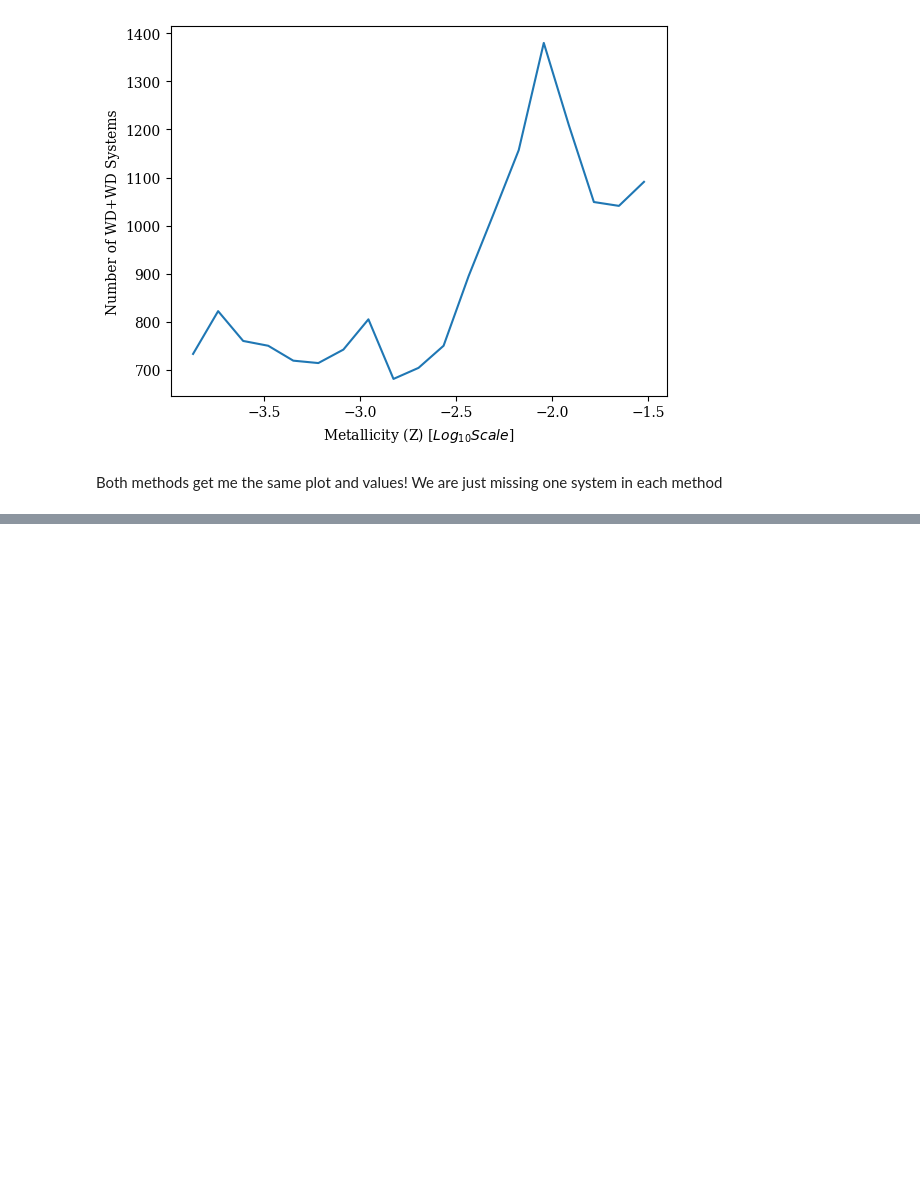
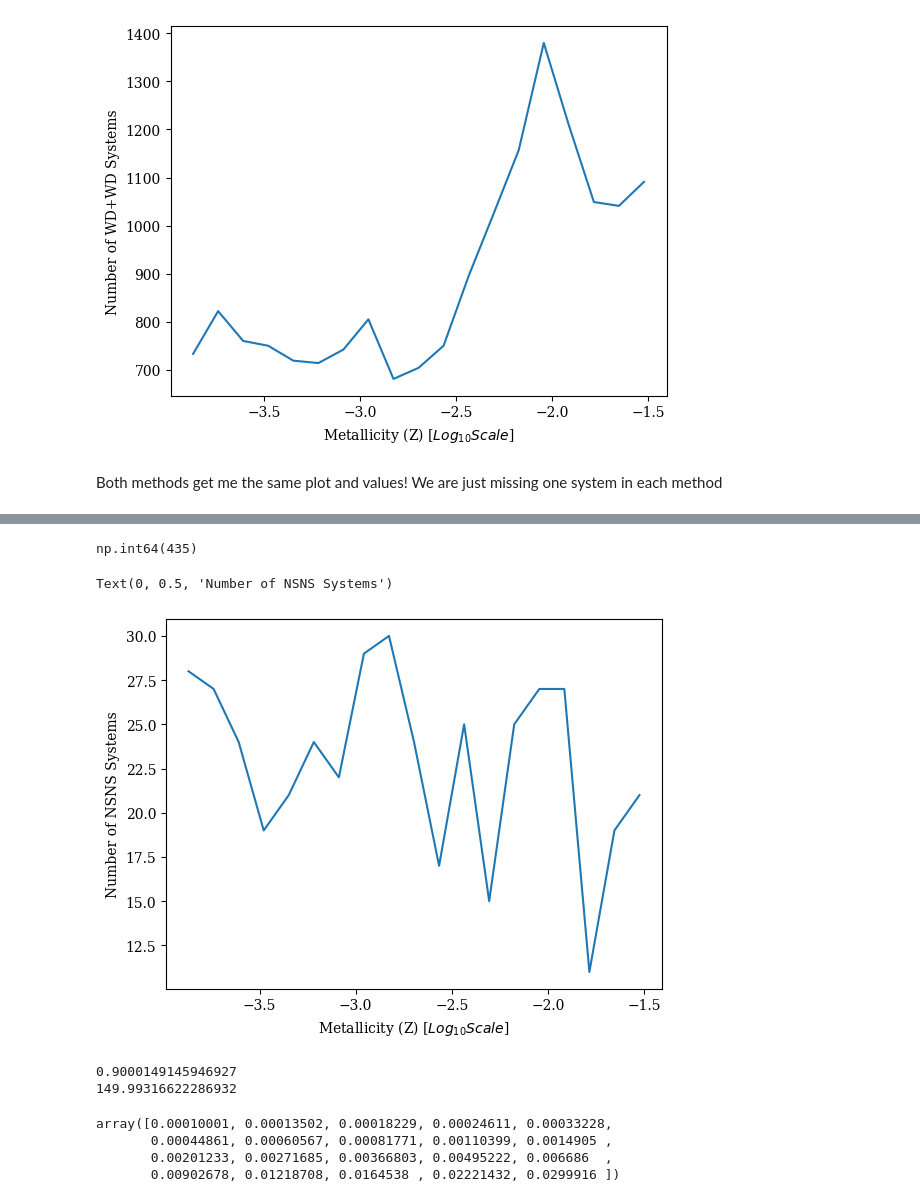
Before and after one commit to melanie-santiago26/research_work, a Jupyter notebook: making_figures/metallicity_rates.ipynb, the cells around one changed output, grey strips where cells are left out. Cells and saved outputs as stored; diff of their text form; code cells hidden in the pictures; blank space fills up the shorter version.

```diff
--- a/making_figures/metallicity_rates.ipynb
+++ b/making_figures/metallicity_rates.ipynb
@@ -308,0 +333,11 @@ Both methods get me the same plot and values! We are just missing one system in
+# %%
+# gathering systems with NSNS
+NSNS_bool = np.logical_and(DCO_WD_data['Stellar_Type(1)']==14,DCO_WD_data['Stellar_Type(2)']==14)
+DCO_NSNS_data = DCO_WD_data[NSNS_bool]
+# %%
+# let's first make our bins that we want that are evenly spaced in log
+metallicities_NSNS = np.array(DCO_NSNS_data['Metallicity@ZAMS(1)'])
+metallicities_log_NSNS = np.log10(metallicities)
+even_Z_NSNS = np.linspace(np.min(metallicities_log_NSNS), np.max(metallicities_log_NSNS), 20)
+bins_Z_NSNS = even_Z_NSNS
+bins_Z_NSNS
@@ -308,0 +354,3 @@ Both methods get me the same plot and values! We are just missing one system in
+# %%
+counts_bins_NSNS = pd.cut(np.log10(DCO_NSNS_data['Metallicity@ZAMS(1)']), bins=bins_Z_NSNS).value_counts(sort=False)
+counts_bins_NSNS
@@ -308,0 +375,15 @@ Both methods get me the same plot and values! We are just missing one system in
+# %%
+counts_bins_NSNS_array = np.array(counts_bins_NSNS)
+# counts_bins_reverse = list(reversed(counts_bins_array))
+# counts_bins_reverse
+sum(counts_bins_NSNS_array) # missing a system?
+# %% [output]
+np.int64(435)
+# %%
+# need to take one less bin in the bins_Z array because the last bin is just anything greater than a certain metallicity
+plt.plot(bins_Z_NSNS[1:20], counts_bins_NSNS_array)
+plt.xlabel(r"Metallicity (Z) [$Log_{10} Scale$]")
+plt.ylabel(r"Number of NSNS Systems")
+# %% [output]
+Text(0, 0.5, 'Number of NSNS Systems')
+[figure, added]
@@ -308,0 +623,22 @@ Both methods get me the same plot and values! We are just missing one system in
+# %%
+# what is m_min and m_max of our universe?
+# we want to read in the bse_RLOF to get information about thes different systems
+
+SP_data = pd.DataFrame() # making a pandas dataframe
+
+for key in Data_weights["BSE_System_Parameters"].keys(): #looping through the "keys" or paramters in BSE_System_Parameters
+
+    SP_data[key] = Data_weights["BSE_System_Parameters"][key][()] # adding these columns to the dataframe
+
+print(min(SP_data['Mass@ZAMS(1)']))
+print(max(SP_data['Mass@ZAMS(1)']))
+# %% [output]
+0.9000149145946927
+149.99316622286932
+# %%
+10**(bins_Z_NSNS)
+# %% [output]
+array([0.00010001, 0.00013502, 0.00018229, 0.00024611, 0.00033228,
+       0.00044861, 0.00060567, 0.00081771, 0.00110399, 0.0014905 ,
+       0.00201233, 0.00271685, 0.00366803, 0.00495222, 0.006686  ,
+       0.00902678, 0.01218708, 0.0164538 , 0.02221432, 0.0299916 ])
```
Also changed, not shown: parts of 14 cells of this notebook, 2 other files.
